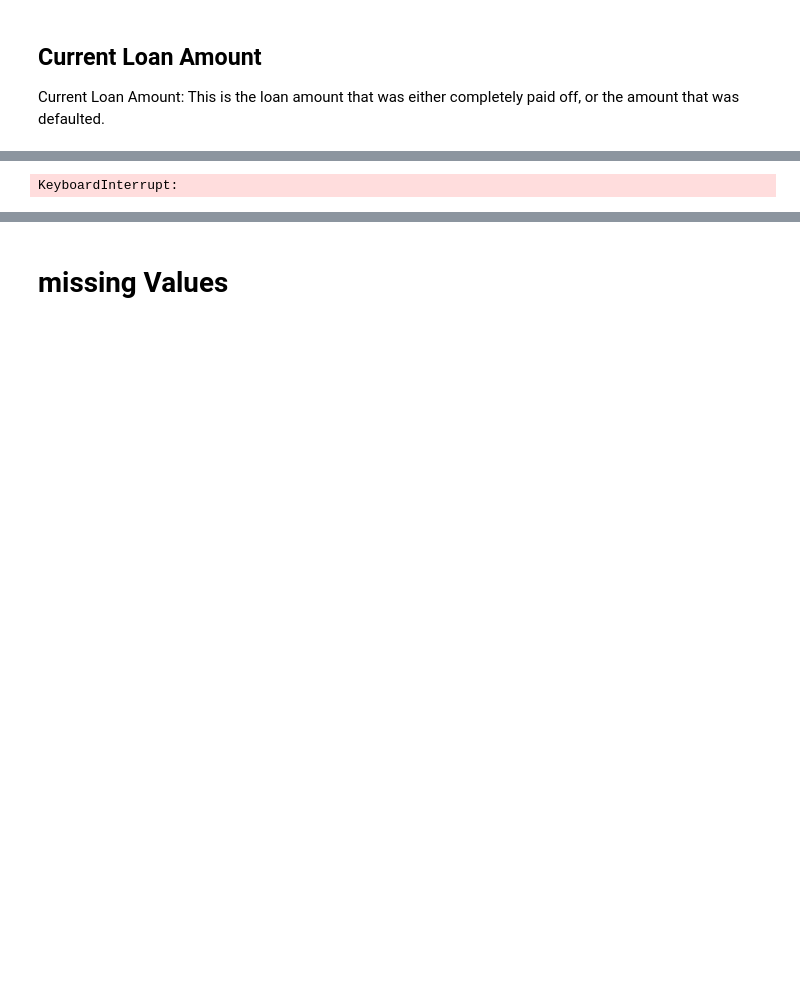
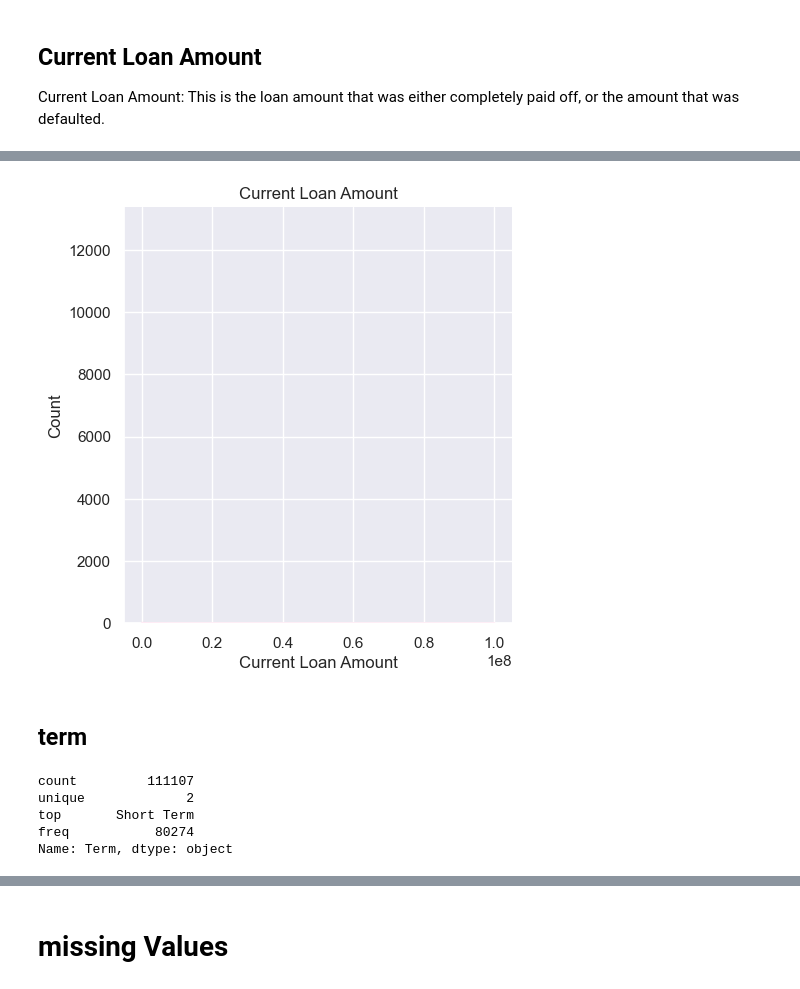
Before and after one commit to xizzax/Exploratory-Data-Analysis-of-LoanGrants, a Jupyter notebook: labtask02.ipynb, the cells around one changed output, grey strips where cells are left out. Cells and saved outputs as stored; diff of their text form; code cells hidden in the pictures; blank space fills up the shorter version.

```diff
--- a/labtask02.ipynb
+++ b/labtask02.ipynb
@@ -96,9 +206,19 @@ Error:
 # %%
-sns.displot(
-    data=df["Current Loan Amount"],
-    color="pink"
-)
+sns.displot(data=df["Current Loan Amount"],
+                kind="hist",
+             kde=True,
+             color="hotpink")
 plt.title("Current Loan Amount")
 plt.show()
 # %% [output]
-KeyboardInterrupt:
+[figure, added]
+# %% [markdown]
+## term
+# %%
+df["Term"].describe()
+# %% [output]
+count         111107
+unique             2
+top       Short Term
+freq           80274
+Name: Term, dtype: object
```
Also changed, not shown: parts of 86 cells of this notebook.
